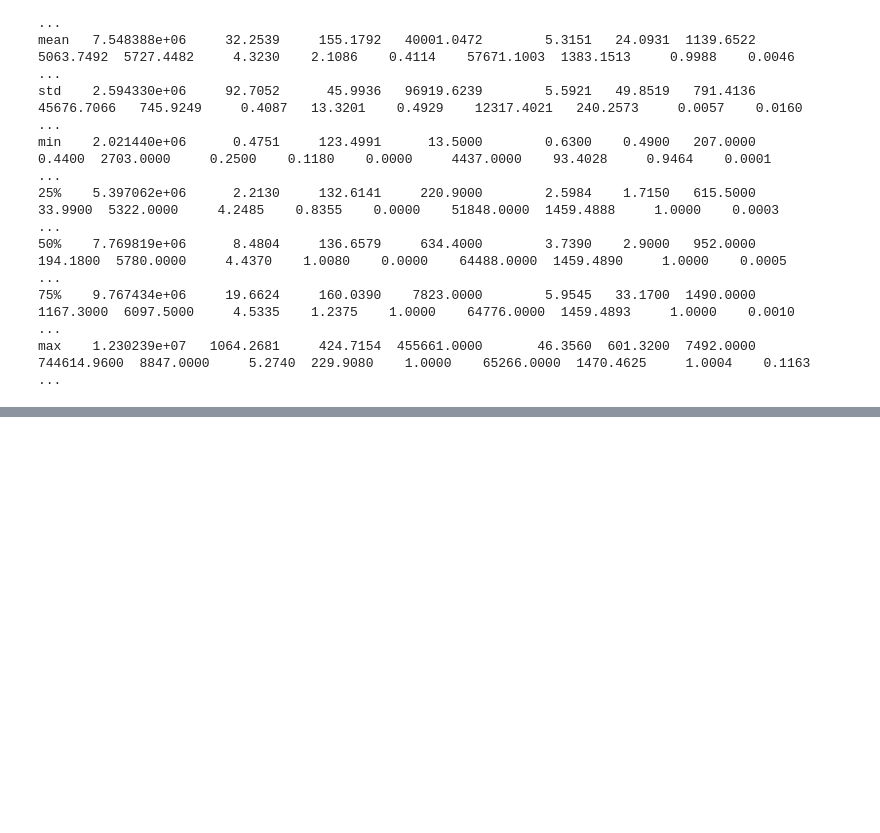
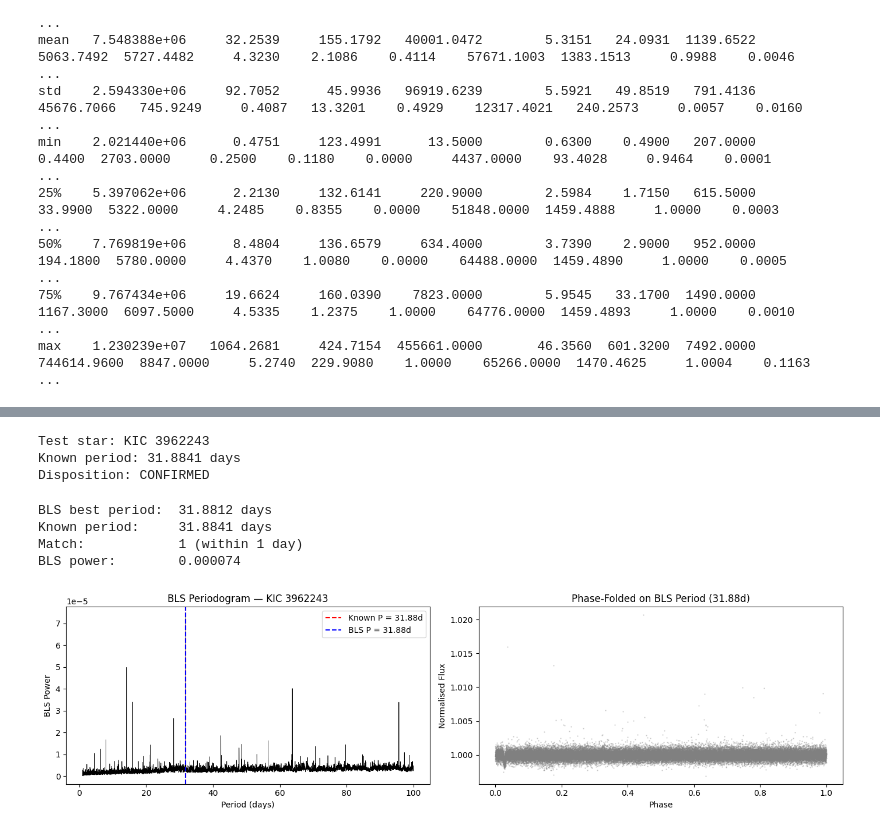
Before and after one commit to hassan310120/MSc-Final-Project, a Jupyter notebook: Kepler.ipynb, the cells around one changed output, grey strips where cells are left out. Drawn from its saved outputs; the diff is of its cells as text; code cells hidden in the pictures; blank space fills up the shorter version.

```diff
--- a/Kepler.ipynb
+++ b/Kepler.ipynb
@@ -573,0 +635,78 @@ max    1.230239e+07   1064.2681     424.7154  455661.0000       46.3560  601.320
+# %%
+confirmed = df[df['label'] == 1].iloc[0]
+star = int(confirmed['kepid'])
+known_period = confirmed['koi_period']
+
+print(f"\nTest star: KIC {star}")
+print(f"Known period: {known_period:.4f} days")
+print(f"Disposition: {confirmed['koi_disposition']}")
+# %% [output]
+Test star: KIC 3962243
+Known period: 31.8841 days
+Disposition: CONFIRMED
+# %%
+# Downloading KIC 3962243 Light Curve
+search = lk.search_lightcurve(f'KIC {star}', mission='Kepler', exptime=1800)
+lc_collection = search.download_all()
+
+# Manual preprocessing
+time_arrays = []
+flux_arrays = []
+
+for lc_single in lc_collection:
+    t = np.ascontiguousarray(lc_single.time.value, dtype=np.float64)
+    f = np.ascontiguousarray(lc_single.flux.value, dtype=np.float64)
+    mask = np.isfinite(t) & np.isfinite(f)
+    t, f = t[mask], f[mask]
+    if len(f) > 0:
+        flux_arrays.append(f / np.nanmedian(f))
+        time_arrays.append(t)
+
+time_vals = np.concatenate(time_arrays)
+flux_vals = np.concatenate(flux_arrays)
+sort_idx = np.argsort(time_vals)
+time_vals = time_vals[sort_idx]
+flux_vals = flux_vals[sort_idx]
+
+# BLS
+bls = BoxLeastSquares(time_vals, flux_vals)
+periods = np.linspace(1, 100, 10000)  # search 1-100 day periods
+results = bls.power(periods, duration=0.2)
+
+# Finding Best period
+best_period = periods[np.argmax(results.power)]
+best_power = np.max(results.power)
+
+print(f"BLS best period:  {best_period:.4f} days")
+print(f"Known period:     {known_period:.4f} days")
+print(f"Match:            {abs(best_period - known_period) < 1:.0f} (within 1 day)")
+print(f"BLS power:        {best_power:.6f}")
+
+# Plot BLS periodogram
+fig, axes = plt.subplots(1, 2, figsize=(14, 4))
+
+axes[0].plot(periods, results.power, 'k-', linewidth=0.5)
+axes[0].axvline(known_period, color='red', linestyle='--', label=f'Known P = {known_period:.2f}d')
+axes[0].axvline(best_period, color='blue', linestyle='--', label=f'BLS P = {best_period:.2f}d')
+axes[0].set_xlabel('Period (days)')
+axes[0].set_ylabel('BLS Power')
+axes[0].set_title(f'BLS Periodogram — KIC {star}')
+axes[0].legend()
+
+# Phase-fold on BLS period
+phase = (time_vals % best_period) / best_period
+sort_phase = np.argsort(phase)
+axes[1].scatter(phase, flux_vals, s=0.5, alpha=0.3, color='grey')
+axes[1].set_xlabel('Phase')
+axes[1].set_ylabel('Normalised Flux')
+axes[1].set_title(f'Phase-Folded on BLS Period ({best_period:.2f}d)')
+
+plt.tight_layout()
+plt.savefig('/content/drive/MyDrive/kepler_project/figures/bls_demo.png', dpi=150)
+plt.show()
+# %% [output]
+BLS best period:  31.8812 days
+Known period:     31.8841 days
+Match:            1 (within 1 day)
+BLS power:        0.000074
+[figure, added]
```
Also changed, not shown: parts of 10 cells of this notebook.
